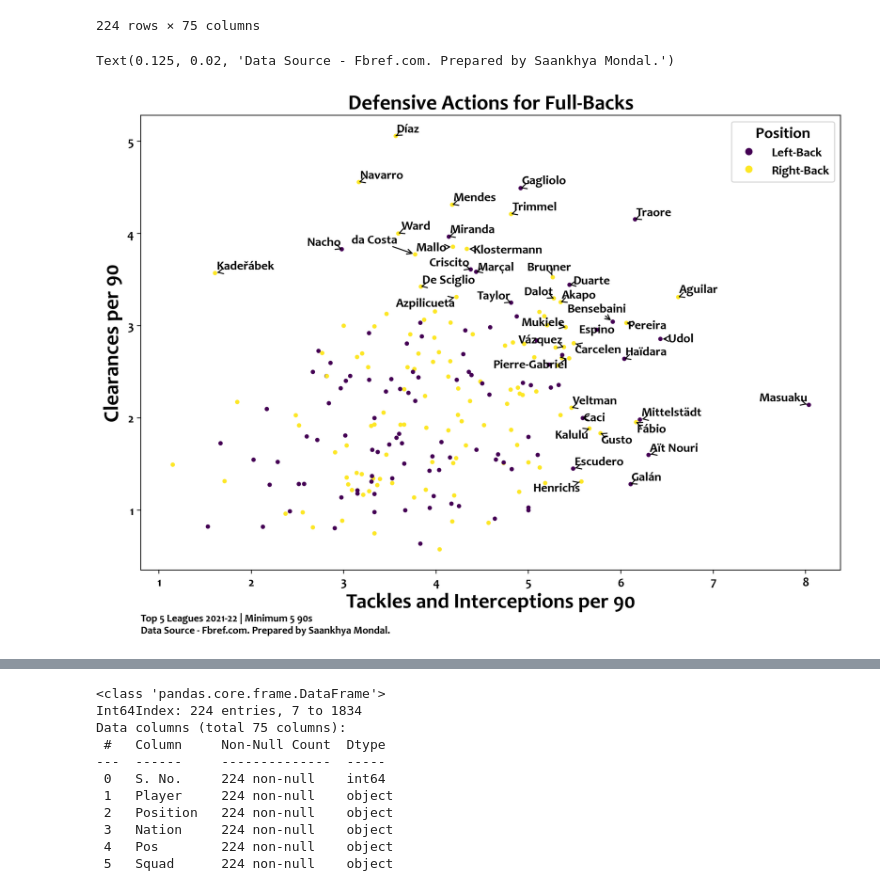
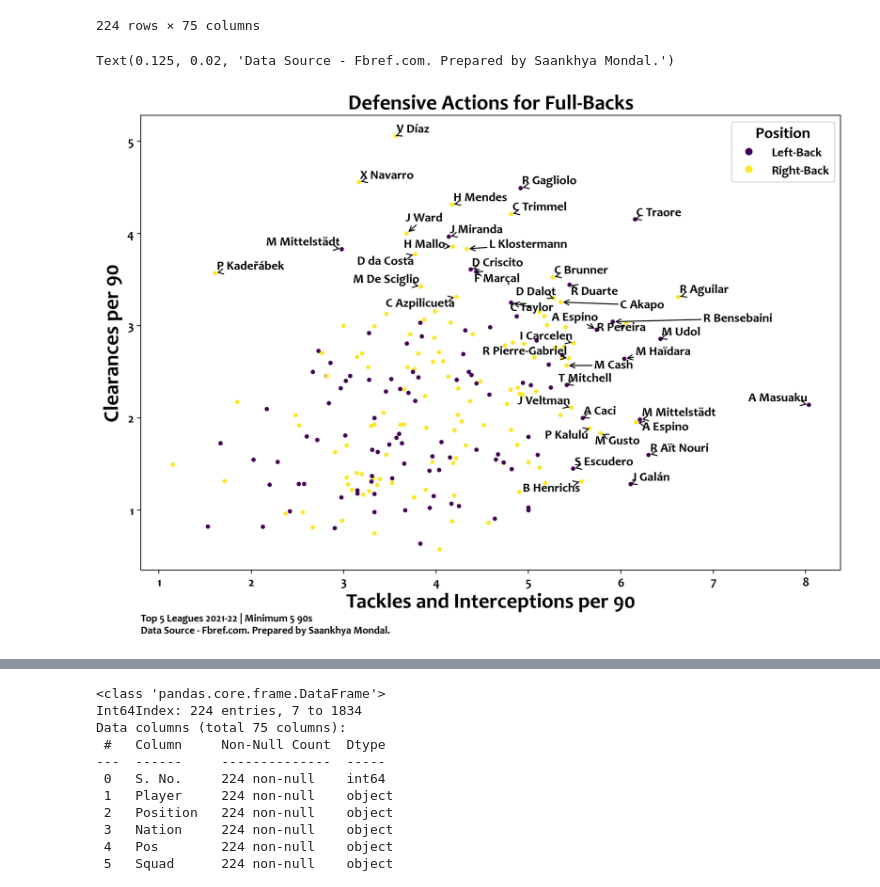
Before and after one commit to sm823zw/Football-Data-Analysis-and-Viz, a Jupyter notebook: defensive actions.ipynb, the cells around one changed output, grey strips where cells are left out. Drawn from its saved outputs; the diff is of its cells as text; code cells hidden in the pictures.

```diff
--- a/defensive actions.ipynb
+++ b/defensive actions.ipynb
@@ -224,33 +224,33 @@ data
 # %%
 fig, ax = plt.subplots(figsize=(12, 8))
 fig.set_dpi(200)
 par_x = list(data['TAp90'])
 par_y = list(data['Clrp90'])
 col_codes = data.Position.astype('category').cat.codes
 scatter = plt.scatter(par_x, par_y, c=col_codes, s=10)
 
 outlier_top = data['Clrp90'].astype(float).quantile(0.90)
 outlier_bottom = data['Clrp90'].astype(float).quantile(0.02)
 outlier_right = data['TAp90'].astype(float).quantile(0.90)
 outlier_left = data['TAp90'].astype(float).quantile(0.02)
 
 txts = []
 for i, txt in enumerate(list(data['Player'])):
     if par_x[i]>outlier_right or par_y[i]>outlier_top:
         if len(txt.split()) != 1:
-            txt = ' '.join(txt.split()[1:])
-        txts.append(plt.text(par_x[i], par_y[i], txt))
+            name = txt[0] + ' ' + ' '.join(txt.split()[1:])
+        txts.append(plt.text(par_x[i], par_y[i], name))
 
 adjust_text(txts, arrowprops=dict(arrowstyle='->', color='black'))
 ax.set_xlabel('Tackles and Interceptions per 90', fontsize=20)
 ax.set_ylabel('Clearances per 90', fontsize=20)
 ax.set_title('Defensive Actions for Full-Backs', fontsize=20, fontdict={'weight':'heavy'})
 ax.legend(handles=scatter.legend_elements()[0], labels=who, title="Position")
 fig.text(0.125,0.04,'Top 5 Leagues 2021-22 | Minimum 5 90s', size = 10)
 fig.text(0.125,0.02,'Data Source - Fbref.com. Prepared by Saankhya Mondal.', size=10)
 # %% [output]
 Text(0.125, 0.02, 'Data Source - Fbref.com. Prepared by Saankhya Mondal.')
-[figure, old version]
+[figure, new version]
 # %%
 fig.savefig('Images/DefensiveActions_FB.png', dpi=400, bbox_inches='tight')
 # %%
```
Also changed, not shown: parts of 4 cells of this notebook, 19 other files.
